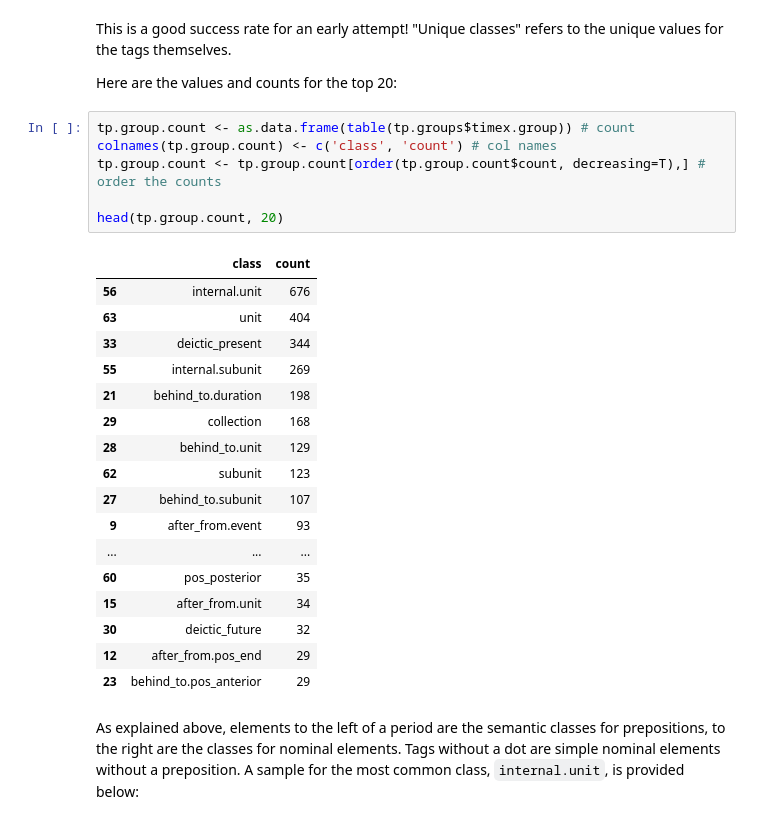
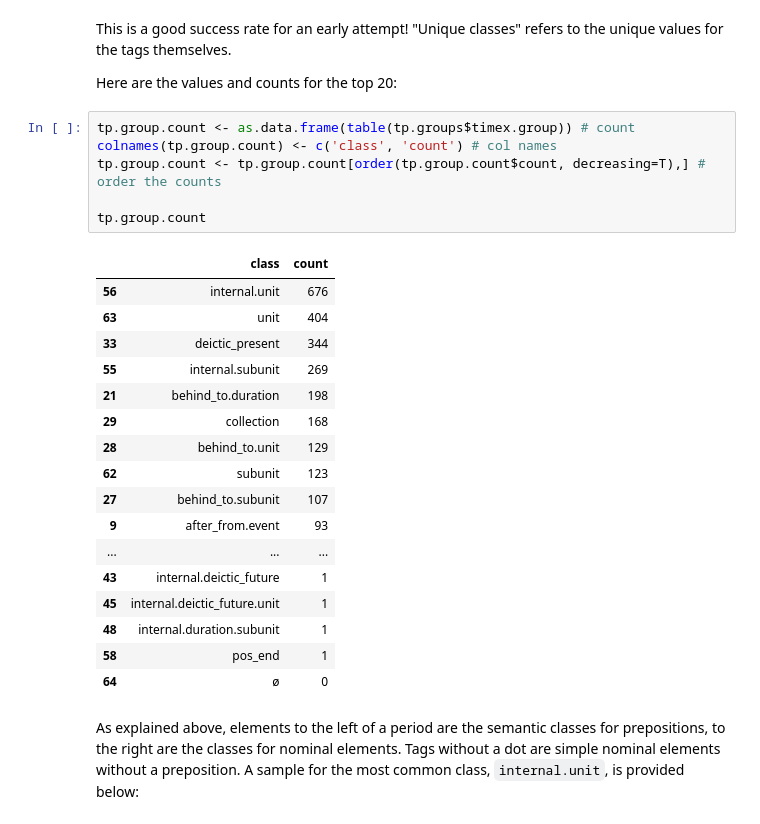
Before and after one commit to codykingham/Verb_in_Biblical_Hebrew, a Jupyter notebook: data_analysis/time_phrase_analysis.ipynb, the cells around one changed output. Saved outputs shown, nothing was run; the diff lists cells and outputs as text.

```diff
--- a/data_analysis/time_phrase_analysis.ipynb
+++ b/data_analysis/time_phrase_analysis.ipynb
@@ -621,27 +619,27 @@ Here are the values and counts for the top 20:
 # %%
 tp.group.count <- as.data.frame(table(tp.groups$timex.group)) # count
 colnames(tp.group.count) <- c('class', 'count') # col names
 tp.group.count <- tp.group.count[order(tp.group.count$count, decreasing=T),] # order the counts
 
-head(tp.group.count, 20)
+tp.group.count
 # %% [output]
 |  | class | count |
 | 56 | internal.unit | 676 |
 | 63 | unit | 404 |
 | 33 | deictic_present | 344 |
 | 55 | internal.subunit | 269 |
 | 21 | behind_to.duration | 198 |
 | 29 | collection | 168 |
 | 28 | behind_to.unit | 129 |
 | 62 | subunit | 123 |
 | 27 | behind_to.subunit | 107 |
 | 9 | after_from.event | 93 |
 | ... | ... | ... |
-| 60 | pos_posterior | 35 |
-| 15 | after_from.unit | 34 |
-| 30 | deictic_future | 32 |
-| 12 | after_from.pos_end | 29 |
-| 23 | behind_to.pos_anterior | 29 |
+| 43 | internal.deictic_future | 1 |
+| 45 | internal.deictic_future.unit | 1 |
+| 48 | internal.duration.subunit | 1 |
+| 58 | pos_end | 1 |
+| 64 | ø | 0 |
 # %% [markdown]
 As explained above, elements to the left of a period are the semantic classes for prepositions, to the right are the classes for nominal elements. Tags without a dot are simple nominal elements without a preposition. A sample for the most common class, `internal.unit`, is provided below:
 # %%
```
Also changed, not shown: parts of 11 cells of this notebook.
